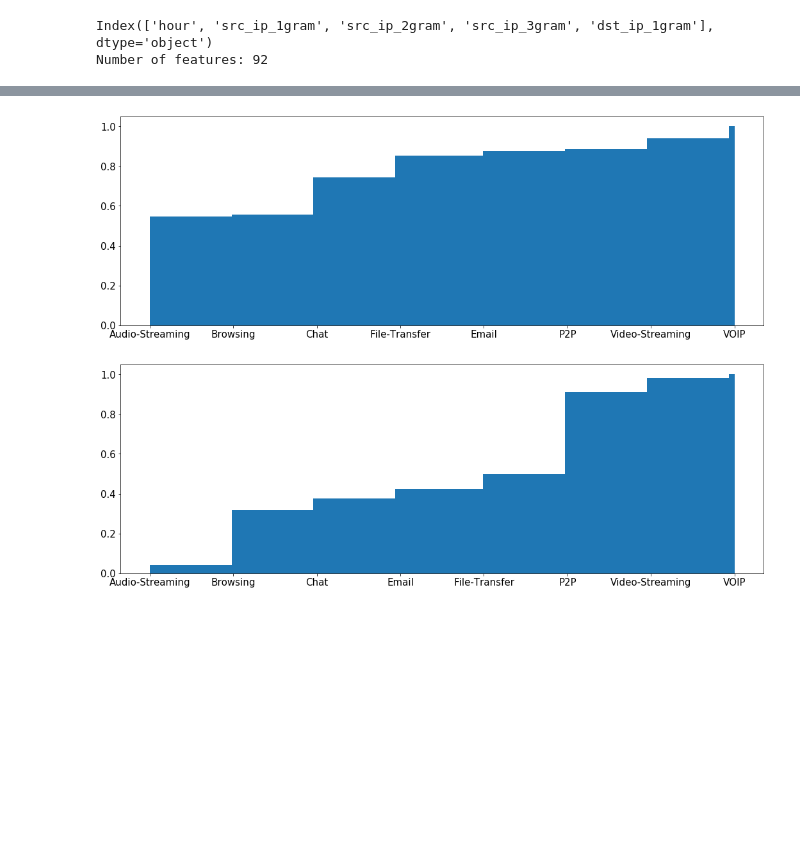
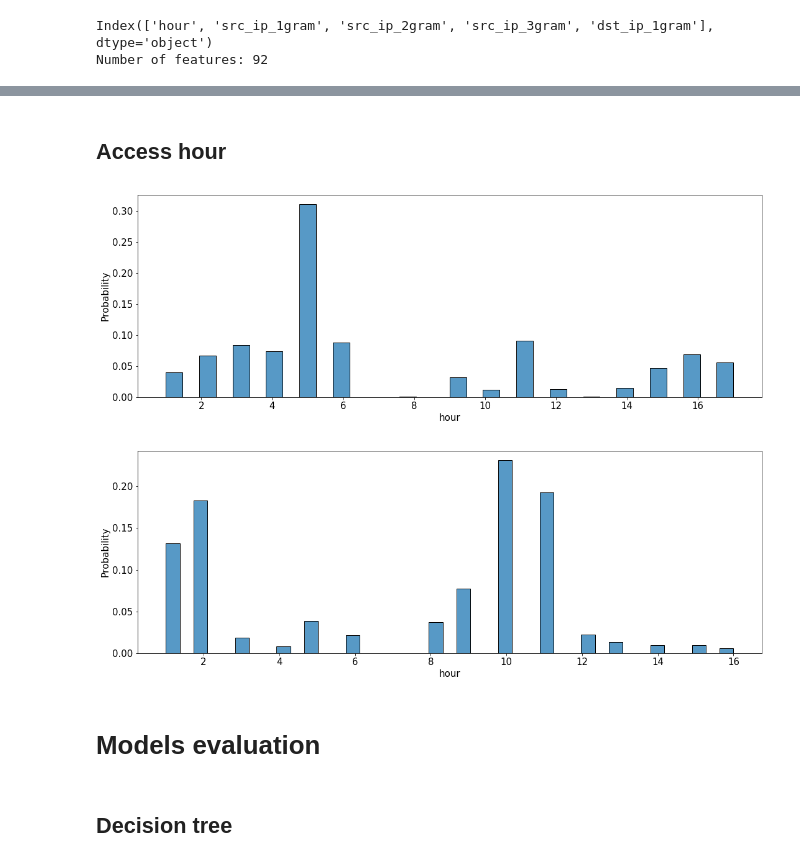
Before and after one commit to mateus558/Darknet-traffic-classification, a Jupyter notebook: Darknet.ipynb, the cells around one changed output, grey strips where cells are left out. Cells and saved outputs as stored; diff of their text form; code cells hidden in the pictures; blank space fills up the shorter version.

```diff
--- a/Darknet.ipynb
+++ b/Darknet.ipynb
@@ -293,12 +484,19 @@ plt.show()
 # %% [output]
 [figure]
 # %%
-samples[samples['Label'] == "Darknet"]['Label.1'].hist(cumulative=True, density=1, bins=100, grid=False)
+to_analyse[to_analyse['Label'] == "Darknet"]['Label.1'].hist(cumulative=True, density=1, bins=8, grid=True)
 plt.show()
-# %% [output]
-[figure, removed]
-# %%
-samples[samples['Label'] == "Benign"]['Label.1'].hist(cumulative=True, density=1, bins=100, grid=False)
-plt.show()
-# %% [output]
-[figure, removed]
+# %% [markdown]
+## Access hour
+# %%
+sns.histplot(data=to_analyse[to_analyse['Label'] == "Darknet"], x="hour", stat="probability")
+plt.show()
+# %% [output]
+[figure, added]
+# %%
+sns.histplot(data=to_analyse[to_analyse['Label'] == "Benign"], x="hour", stat="probability")
+plt.show()
+# %% [output]
+[figure, added]
+# %% [markdown]
+# Models evaluation
@@ -304,0 +566,2 @@ plt.show()
+# %% [markdown]
+## Decision tree
```
Also changed, not shown: parts of 70 cells of this notebook, 1 other file.
